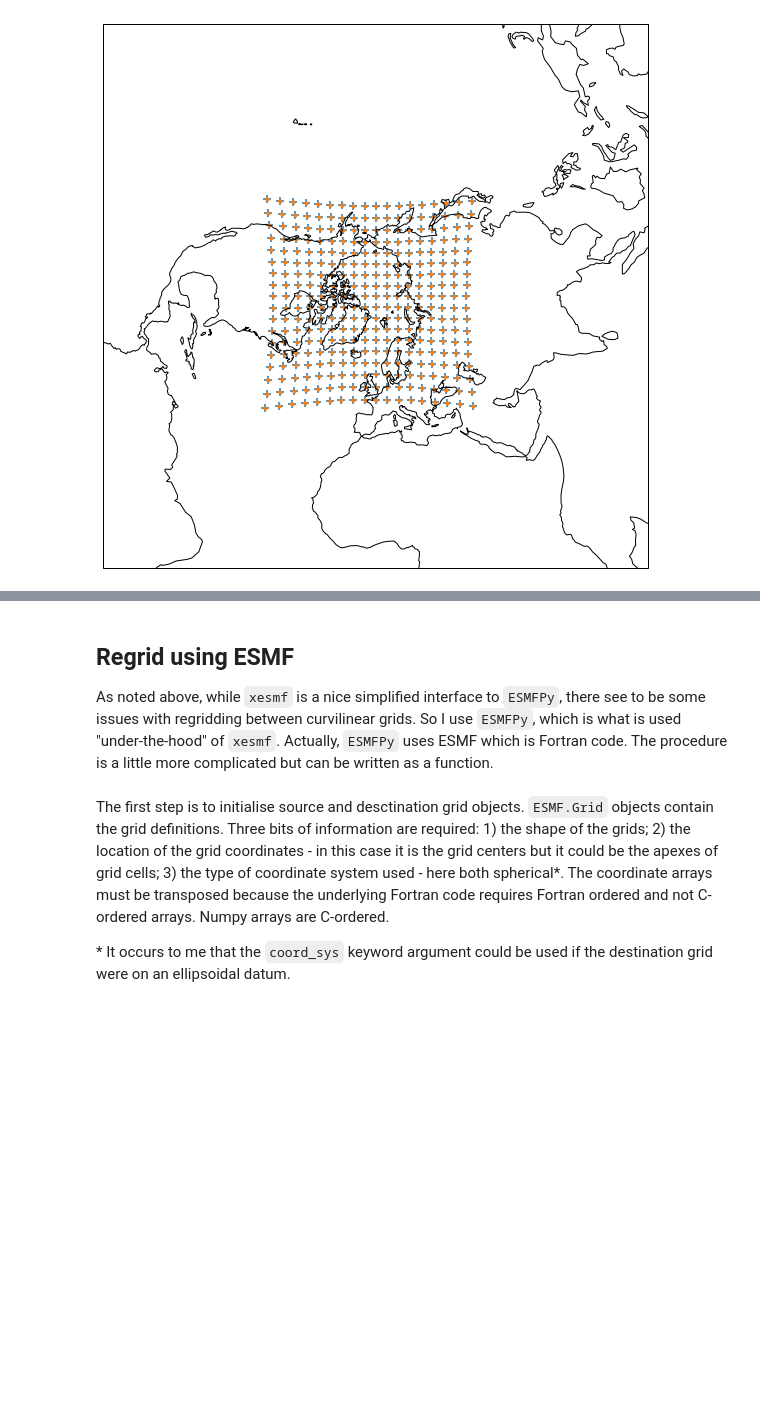
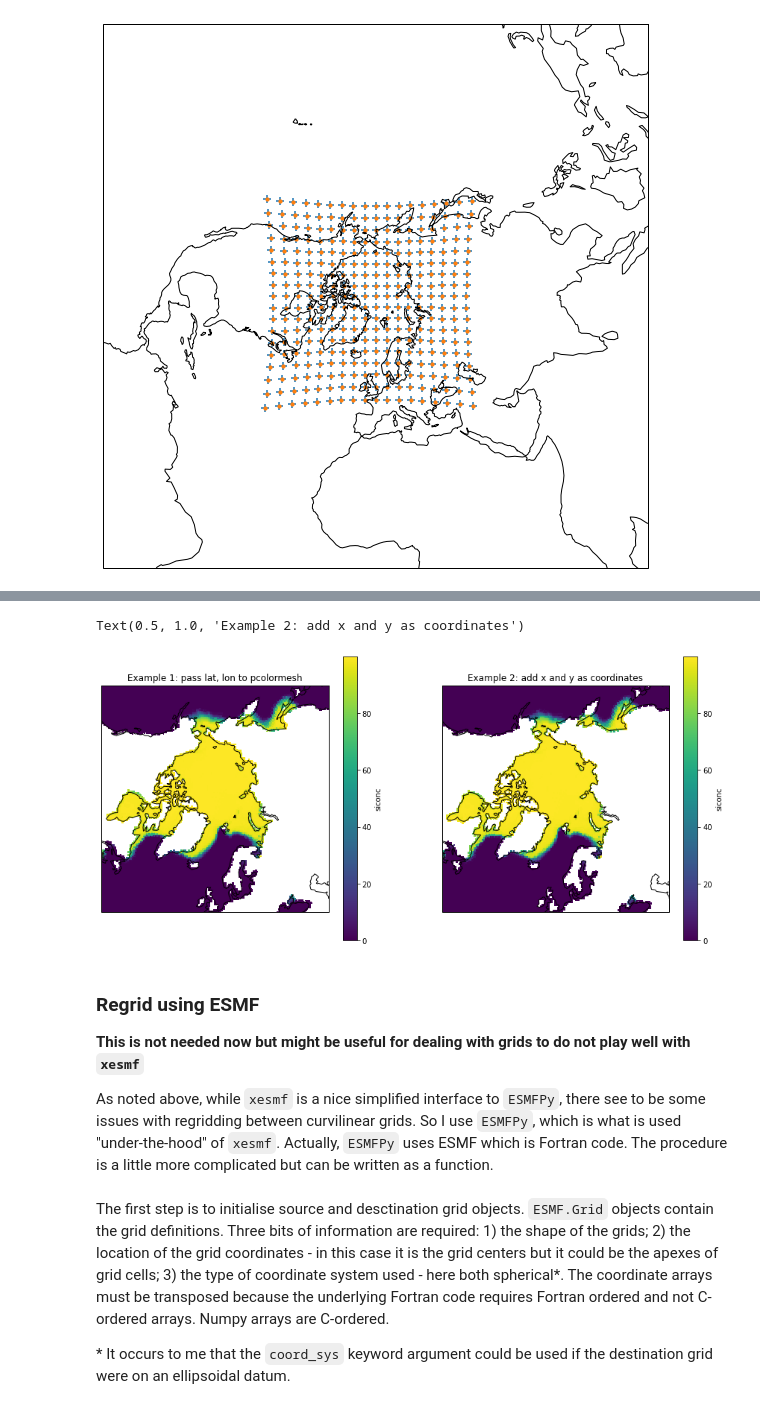
Before and after one commit to andypbarrett/cmip6, a Jupyter notebook: notebooks/regrid_and_plot_curvilinear_grid.ipynb, the cells around one changed output, grey strips where cells are left out. Drawn from its saved outputs; the diff is of its cells as text; code cells hidden in the pictures; blank space fills up the shorter version.

Commit message:
Add xesmf regrid method for EASE

```diff
--- a/notebooks/regrid_and_plot_curvilinear_grid.ipynb
+++ b/notebooks/regrid_and_plot_curvilinear_grid.ipynb
@@ -214,0 +230,5 @@ ax.coastlines()
+# %%
+ease2N = xr.Dataset({
+    'lat': (['x', 'y'], lat2d),
+    'lon': (['x', 'y'], lon2d),
+})
@@ -214,0 +237,3 @@ ax.coastlines()
+# %%
+regridder = xe.Regridder(ds, ease2N, 'nearest_s2d')
+regridder
@@ -214,0 +253,3 @@ ax.coastlines()
+# %%
+ds_regrid = regridder(ds.siconc)
+ds_regrid
@@ -215,5 +284,26 @@ ax.coastlines()
+# %%
+ds_regrid.coords['x'] = x
+ds_regrid.coords['y'] = y
+# %%
+fig = plt.figure(figsize=(15,7))
+ax1 = fig.add_subplot(121, projection=ccrs.NorthPolarStereo())
+ax1.set_extent([-180., 180., 50., 90.], ccrs.PlateCarree())
+ds_regrid[0,:,:].plot.pcolormesh('lon', 'lat', ax=ax1, transform=ccrs.PlateCarree())
+ax1.coastlines()
+ax1.set_title('Example 1: pass lat, lon to pcolormesh')
+
+ax2 = fig.add_subplot(122, projection=ccrs.NorthPolarStereo())
+ax2.set_extent([-180., 180., 50., 90.], ccrs.PlateCarree())
+ds_regrid[0,:,:].plot(ax=ax2, transform=proj_out)
+ax2.coastlines()
+ax2.set_title('Example 2: add x and y as coordinates')
+# %% [output]
+Text(0.5, 1.0, 'Example 2: add x and y as coordinates')
+[figure, added]
 # %% [markdown]
-## Regrid using ESMF
+### Regrid using ESMF
+
+__This is not needed now but might be useful for dealing with grids to do not play well with `xesmf`__
 
 As noted above, while `xesmf` is a nice simplified interface to `ESMFPy`, there see to be some issues with regridding between curvilinear grids.  So I use `ESMFPy`, which is what is used "under-the-hood" of `xesmf`.  Actually, `ESMFPy` uses ESMF which is Fortran code.  The procedure is a little more complicated but can be written as a function.
 # %%
```
Also changed, not shown: parts of 10 cells of this notebook.
